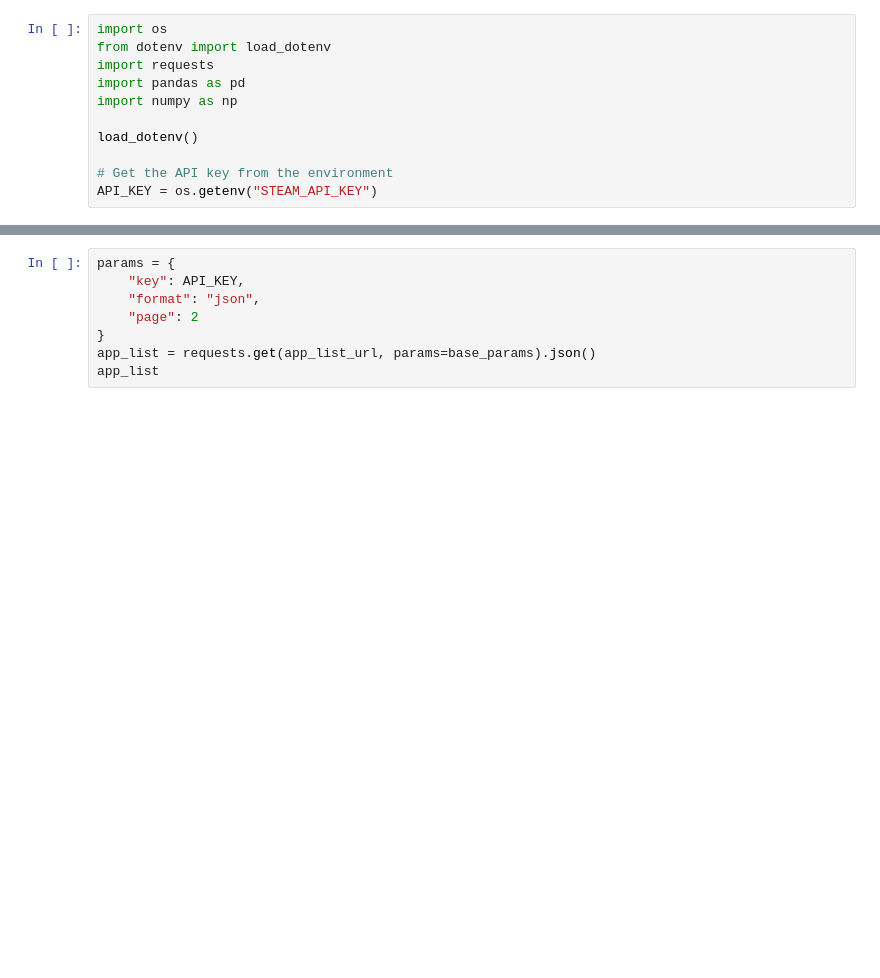
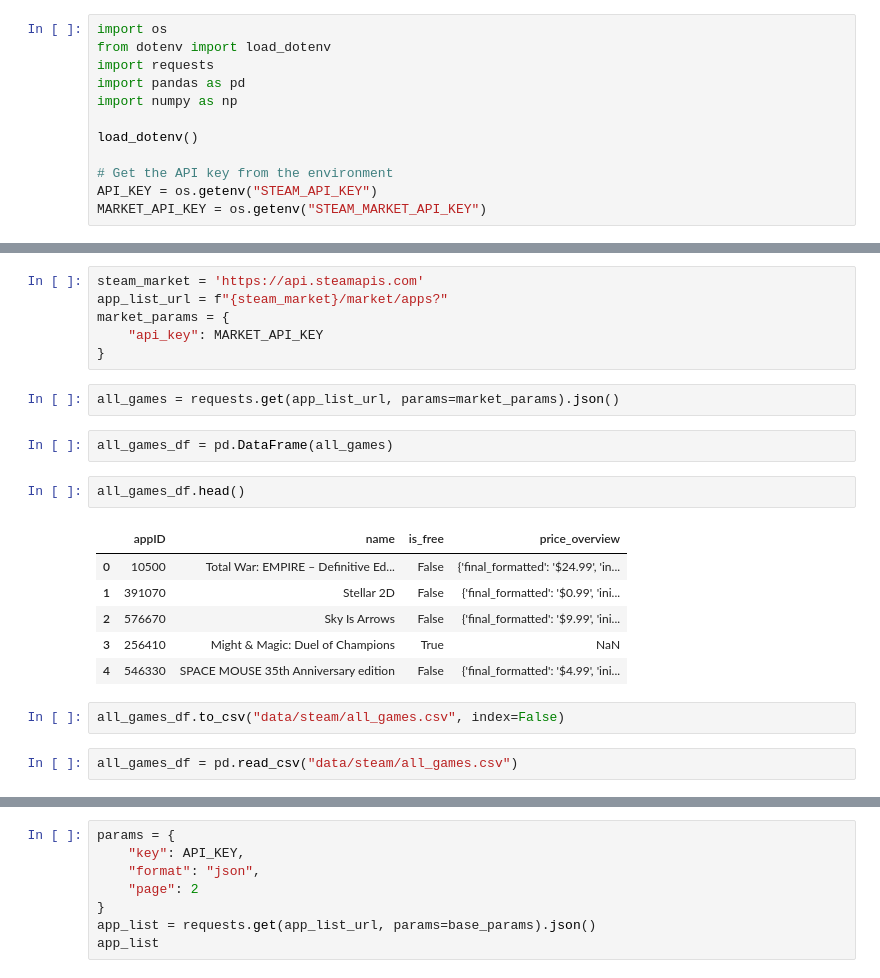
Before and after one commit to professav/Project-2, a Jupyter notebook: steam.ipynb, the cells around one changed output, grey strips where cells are left out. Cells and saved outputs as stored; diff of their text form; blank space fills up the shorter version.

```diff
--- a/steam.ipynb
+++ b/steam.ipynb
@@ -9,3 +9,4 @@ load_dotenv()
 
 # Get the API key from the environment
 API_KEY = os.getenv("STEAM_API_KEY")
+MARKET_API_KEY = os.getenv("STEAM_MARKET_API_KEY")
@@ -20,0 +23,23 @@ base_params = {
+# %%
+steam_market = 'https://api.steamapis.com'
+app_list_url = f"{steam_market}/market/apps?"
+market_params = {
+    "api_key": MARKET_API_KEY
+}
+# %%
+all_games = requests.get(app_list_url, params=market_params).json()
+# %%
+all_games_df = pd.DataFrame(all_games)
+# %%
+all_games_df.head()
+# %% [output]
+|  | appID | name | is_free | price_overview |
+| 0 | 10500 | Total War: EMPIRE – Definitive Ed... | False | {'final_formatted': '$24.99', 'in... |
+| 1 | 391070 | Stellar 2D | False | {'final_formatted': '$0.99', 'ini... |
+| 2 | 576670 | Sky Is Arrows | False | {'final_formatted': '$9.99', 'ini... |
+| 3 | 256410 | Might & Magic: Duel of Champions | True | NaN |
+| 4 | 546330 | SPACE MOUSE 35th Anniversary edition | False | {'final_formatted': '$4.99', 'ini... |
+# %%
+all_games_df.to_csv("data/steam/all_games.csv", index=False)
+# %%
+all_games_df = pd.read_csv("data/steam/all_games.csv")
```
Also changed, not shown: parts of 9 cells of this notebook, 8 other files.
